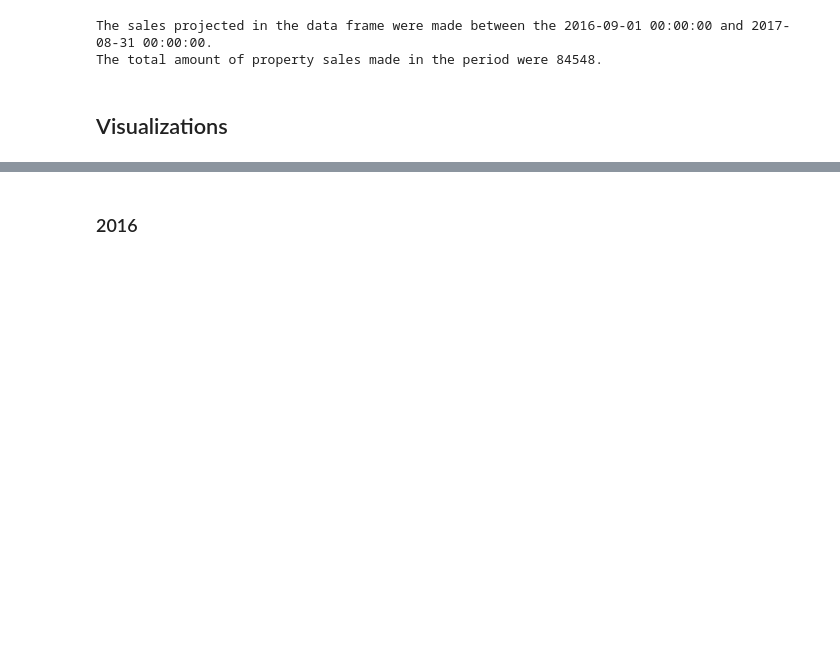
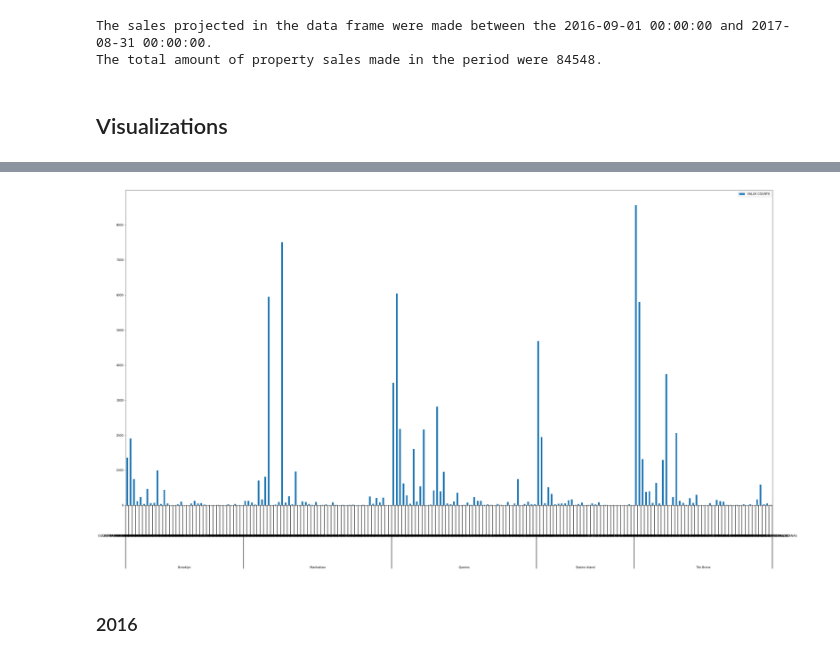
Before and after one commit to Dome1803/nyc_prop_sales, a Jupyter notebook: sales16_17.ipynb, the cells around one changed output, grey strips where cells are left out. Saved outputs shown, nothing was run; the diff lists cells and outputs as text; code cells hidden in the pictures; blank space fills up the shorter version.

```diff
--- a/sales16_17.ipynb
+++ b/sales16_17.ipynb
@@ -5,19 +5,13 @@
 import pandas as pd
 import functions as fc
 import matplotlib.pyplot as plt
+from itertools import groupby
 
 # Read input file
 sales_frame = fc.read_csv("data/nyc-rolling-sales.csv")
 
-
 # Dropping some unnecessary information
 sales_frame = sales_frame.drop(["Unnamed: 0"], axis=1)
-fc.to_csv("data/nyc-rolling-sales1.csv", sales_frame)
-# Printing head of the Data Frame
-#print(sales_frame.head())
-
-# Data Types of the Data Frame pre changing
-#print(sales_frame.dtypes)
 
 # Changing format of boroughs to string (from int)
 sales_frame["BOROUGH"] = sales_frame["BOROUGH"].apply(str)
@@ -25,6 +19,9 @@ sales_frame["BOROUGH"] = sales_frame["BOROUGH"].apply(str)
 sales_frame["SALE PRICE"] = pd.to_numeric(sales_frame["SALE PRICE"], errors="coerce")
 # Changing format of sale date to datetime (from str)
 sales_frame["SALE DATE"] = pd.to_datetime(sales_frame["SALE DATE"], errors="coerce")
+# Changing LSF and GSF to numeric values (from str)
+sales_frame["LAND SQUARE FEET"] = pd.to_numeric(sales_frame["LAND SQUARE FEET"], errors="coerce")
+sales_frame["GROSS SQUARE FEET"] = pd.to_numeric(sales_frame["GROSS SQUARE FEET"], errors="coerce")
 
 # Replacing numbers of boroughs with actual name
 sales_frame["BOROUGH"] = sales_frame["BOROUGH"].replace(["1"], "Manhattan")
@@ -33,6 +30,9 @@ sales_frame["BOROUGH"] = sales_frame["BOROUGH"].replace(["3"], "Queens")
 sales_frame["BOROUGH"] = sales_frame["BOROUGH"].replace(["4"], "The Bronx")
 sales_frame["BOROUGH"] = sales_frame["BOROUGH"].replace(["5"], "Staten Island")
 
+# saving new dataframe
+fc.to_csv("data/nyc-rolling-sales1.csv", sales_frame)
+
 # Printing head of the Data Frame
 #print(sales_frame.head())
 
@@ -143,0 +73,83 @@ plt.savefig("data/Property values sold by borough 16_17.jpg", bbox_inches="tight
+# %%
+#Grouping by Borough and Building Class Category
+sales_frame_borough = sales_frame.groupby(["BOROUGH"])
+groupedby_borough_building_class = sales_frame_borough["BUILDING CLASS CATEGORY"].value_counts().reset_index(name="Index")
+groupedby_borough_building_class.columns = ["BOROUGH", "BUILDING CLASS CATEGORY", "VALUE COUNTS"]
+
+def test_table():
+    data_table = groupedby_borough_building_class
+    return data_table
+
+def add_line(ax, xpos, ypos):
+    line = plt.Line2D([xpos, xpos], [ypos + .1, ypos],
+                      transform=ax.transAxes, color='black')
+    line.set_clip_on(False)
+    ax.add_line(line)
+
+def label_len(my_index,level):
+    labels = my_index.get_level_values(level)
+    return [(k, sum(1 for i in g)) for k,g in groupby(labels)]
+
+def label_group_bar_table(ax, df):
+    ypos = -.1
+    scale = 1./df.index.size
+    for level in range(df.index.nlevels)[::-1]:
+        pos = 0
+        for label, rpos in label_len(df.index,level):
+            lxpos = (pos + 0.5 * rpos)*scale
+            ax.text(lxpos, ypos, label, ha='center', transform=ax.transAxes)
+            add_line(ax, pos*scale, ypos)
+            pos += rpos
+        add_line(ax, pos*scale , ypos)
+        ypos -= .1
+
+df = test_table().groupby(["BOROUGH", "BUILDING CLASS CATEGORY"]).sum()
+fig = plt.figure()
+ax = fig.add_subplot(111)
+df.plot(kind='bar',stacked=True,ax=fig.gca(), figsize=(40,20), rot=90)
+#Below 3 lines remove default labels
+labels = ['' for item in ax.get_xticklabels()]
+ax.set_xticklabels(labels)
+ax.set_xlabel('')
+label_group_bar_table(ax, df)
+fig.subplots_adjust(bottom=.1*df.index.nlevels)
+plt.title("Properties sold by Borough and Building Class")
+plt.legend(loc="center left", bbox_to_anchor=(1,0.5))
+plt.savefig("data/Properties sold by BBC 16_17.jpg", bbox_inches="tight")
+plt.show()
+
+# Printing new dataframe
+#print(groupedby_borough_building_class)
+
+# Grouping by Building Class Category
+groupedby_building_class = sales_frame["BUILDING CLASS CATEGORY"].value_counts().reset_index(name="Index")
+groupedby_building_class.columns = ["BUILDING CLASS CATEGORY", "VALUE COUNTS"]
+
+#Printing new dataframe
+#print(groupedby_building_class)
+
+# Visualizing and saving image
+groupedby_building_class.plot.bar(x="BUILDING CLASS CATEGORY", y="VALUE COUNTS", title="Properties sold by Building Class", figsize=(20,10))
+plt.savefig("data/Properties sold by BC 16_17.jpg", bbox_inches="tight")
+
+# Grouping by Borough and Building Class Category
+sales_frame_borough_price = sales_frame.groupby(["BOROUGH"])
+groupedby_borough_price = sales_frame_borough_price["SALE PRICE"].sum().reset_index(name="Index")
+groupedby_borough_price.columns = ["BOROUGH", "SALE PRICE"]
+
+# Sorting after highest value
+groupedby_borough_price = groupedby_borough_price.sort_values("SALE PRICE", ascending=False)
+
+# Suppressing scientific float notation
+pd.options.display.float_format = "{:.2f}".format
+
+# Printing new dataframe
+print(groupedby_borough_price)
+
+# Exporting csv of sales prices grouped by borough
+#groupedby_borough_price.to_csv("data/groupedby_borough_price_1617.csv", index_label=["Index"])
+
+# Visualizing and saving image
+groupedby_borough_price.plot.bar(x="BOROUGH", y="SALE PRICE", title="Property values sold by borough", figsize=(20,10))
+plt.savefig("data/Property values sold by borough 16_17.jpg", bbox_inches="tight")
+# %% [output]
@@ -144,3 +157,4 @@ plt.savefig("data/Property values sold by borough 16_17.jpg", bbox_inches="tight
+[figure, added]
 # %% [markdown]
 ### 2016
 # %%
```
Also changed, not shown: parts of 26 cells of this notebook, 7 other files.
